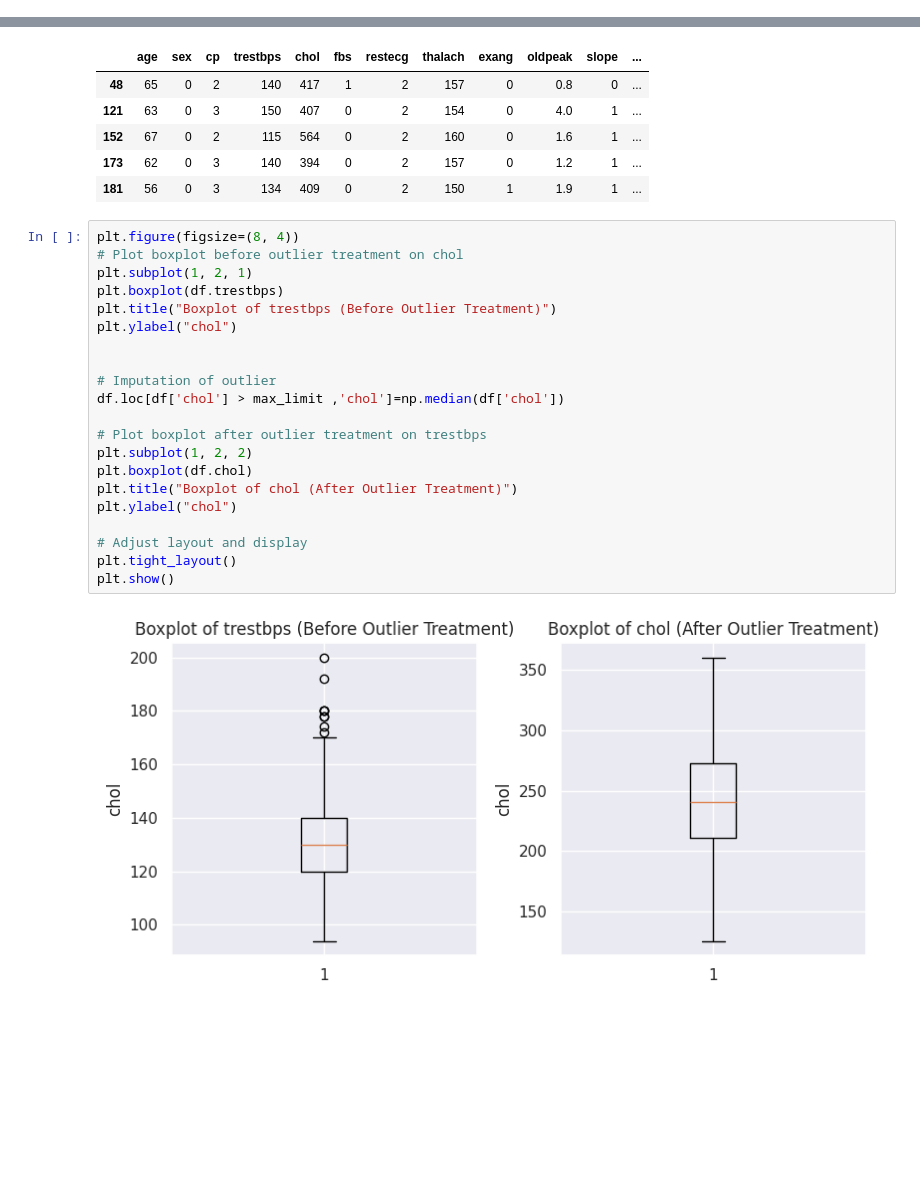
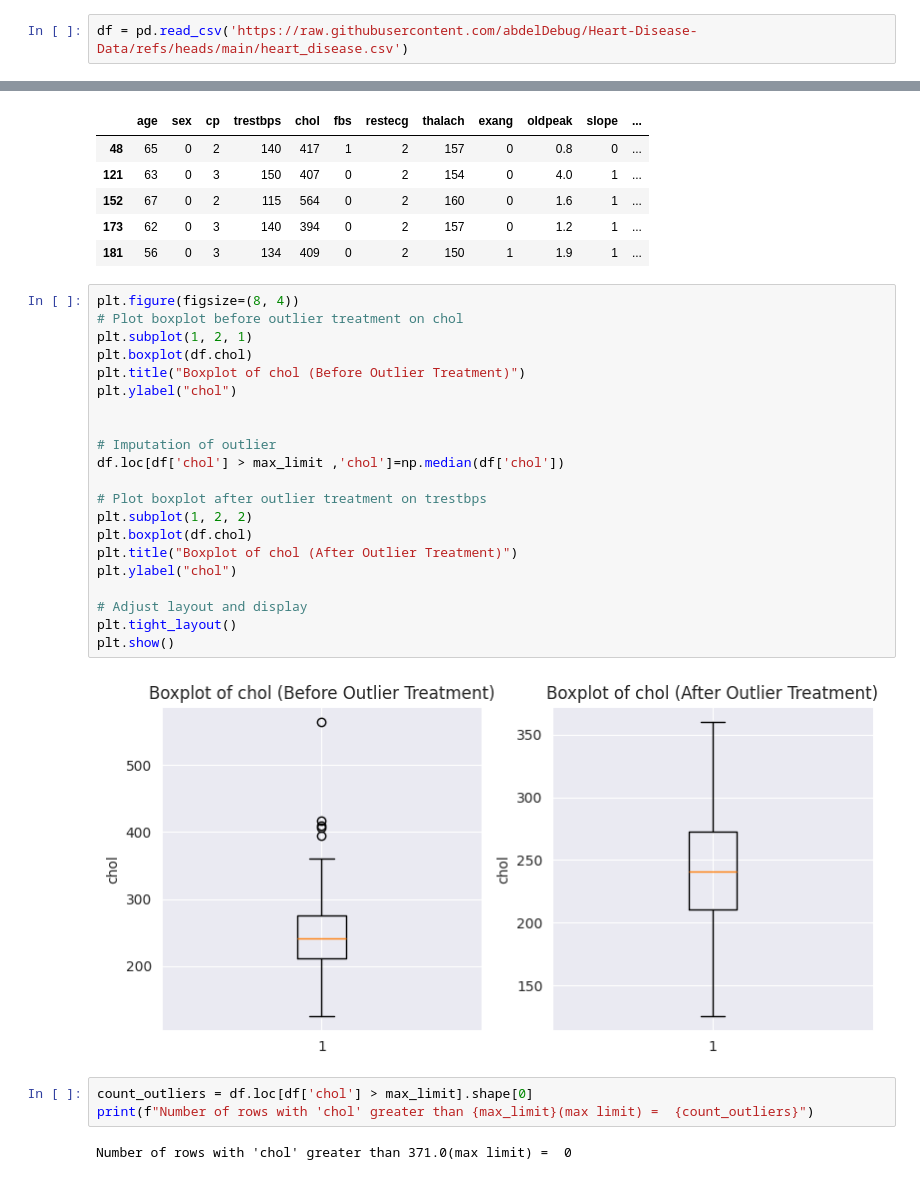
Before and after one commit to negilbabu/Heart-Disease-Prediction-Ai-, a Jupyter notebook: HeartDiseasePrediction.ipynb, the cells around one changed output, grey strips where cells are left out. Saved outputs shown, nothing was run; the diff lists cells and outputs as text; blank space fills up the shorter version.

```diff
--- a/HeartDiseasePrediction.ipynb
+++ b/HeartDiseasePrediction.ipynb
@@ -278,3 +278,5 @@ plt.show()
 # %% [markdown]
 # **Outlier Analysis**
+# %%
+df = pd.read_csv('https://raw.githubusercontent.com/abdelDebug/Heart-Disease-Data/refs/heads/main/heart_disease.csv')
 # %%
@@ -401,23 +398,28 @@ df.loc[df['chol'] > max_limit]
 # %%
 plt.figure(figsize=(8, 4))
 # Plot boxplot before outlier treatment on chol
 plt.subplot(1, 2, 1)
-plt.boxplot(df.trestbps)
-plt.title("Boxplot of trestbps (Before Outlier Treatment)")
+plt.boxplot(df.chol)
+plt.title("Boxplot of chol (Before Outlier Treatment)")
 plt.ylabel("chol")
 
 
 # Imputation of outlier
 df.loc[df['chol'] > max_limit ,'chol']=np.median(df['chol'])
 
 # Plot boxplot after outlier treatment on trestbps
 plt.subplot(1, 2, 2)
 plt.boxplot(df.chol)
 plt.title("Boxplot of chol (After Outlier Treatment)")
 plt.ylabel("chol")
 
 # Adjust layout and display
 plt.tight_layout()
 plt.show()
 # %% [output]
-[figure, old version]
+[figure, new version]
+# %%
+count_outliers = df.loc[df['chol'] > max_limit].shape[0]
+print(f"Number of rows with 'chol' greater than {max_limit}(max limit) =  {count_outliers}")
+# %% [output]
+Number of rows with 'chol' greater than 371.0(max limit) =  0
```
Also changed, not shown: parts of 31 cells of this notebook.
